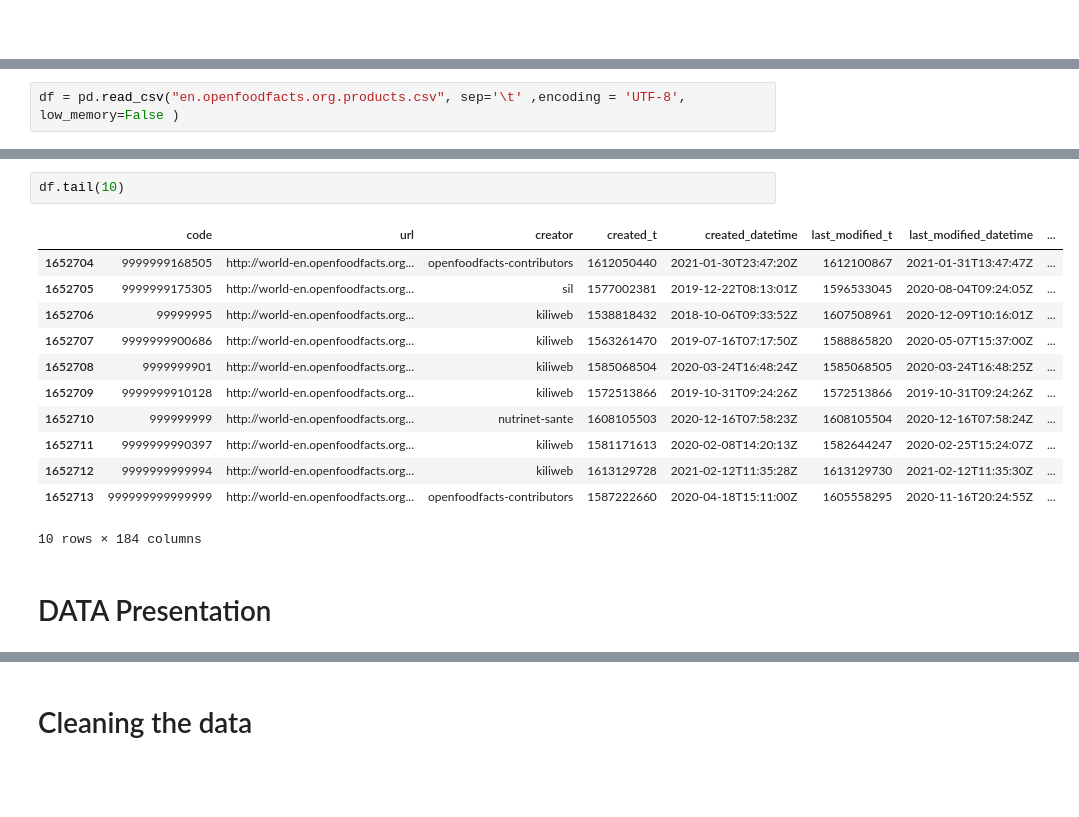
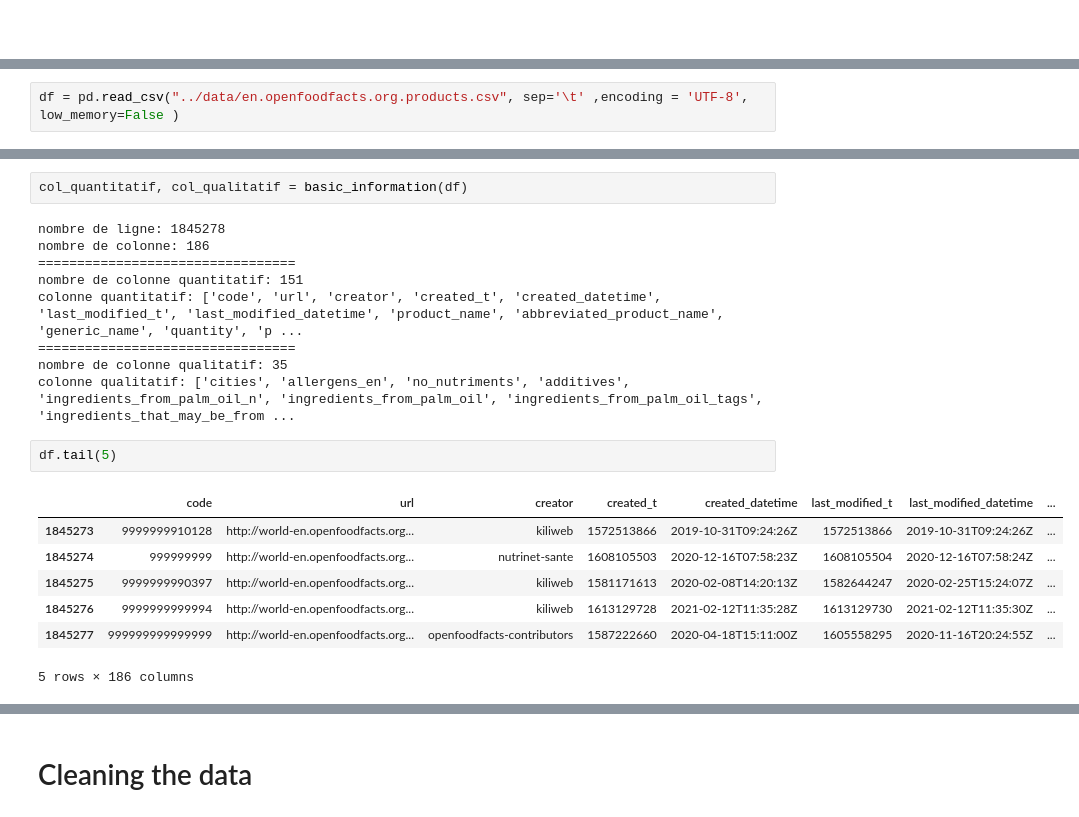
Before and after one commit to HubHetic/Open-Food-Fact, a Jupyter notebook: notebook/cleaning_exploration_data.ipynb, the cells around one changed output, grey strips where cells are left out. Saved outputs shown, nothing was run; the diff lists cells and outputs as text; blank space fills up the shorter version.

```diff
--- a/notebook/cleaning_exploration_data.ipynb
+++ b/notebook/cleaning_exploration_data.ipynb
@@ -9,2 +21,2 @@ import matplotlib.pyplot as plt
 # %%
-df = pd.read_csv("en.openfoodfacts.org.products.csv", sep='\t' ,encoding = 'UTF-8', low_memory=False )
+df = pd.read_csv("../data/en.openfoodfacts.org.products.csv", sep='\t' ,encoding = 'UTF-8', low_memory=False )
@@ -15,17 +26,21 @@ df.shape
+# %%
+col_quantitatif, col_qualitatif = basic_information(df)
+# %% [output]
+nombre de ligne: 1845278
+nombre de colonne: 186
+=================================
+nombre de colonne quantitatif: 151
+colonne quantitatif: ['code', 'url', 'creator', 'created_t', 'created_datetime', 'last_modified_t', 'last_modified_datetime', 'product_name', 'abbreviated_product_name', 'generic_name', 'quantity', 'p ...
+=================================
+nombre de colonne qualitatif: 35
+colonne qualitatif: ['cities', 'allergens_en', 'no_nutriments', 'additives', 'ingredients_from_palm_oil_n', 'ingredients_from_palm_oil', 'ingredients_from_palm_oil_tags', 'ingredients_that_may_be_from ...
 # %%
-df.tail(10)
+df.tail(5)
 # %% [output]
 |  | code | url | creator | created_t | created_datetime | last_modified_t | last_modified_datetime | ... |
-| 1652704 | 9999999168505 | http://world-en.openfoodfacts.org... | openfoodfacts-contributors | 1612050440 | 2021-01-30T23:47:20Z | 1612100867 | 2021-01-31T13:47:47Z | ... |
-| 1652705 | 9999999175305 | http://world-en.openfoodfacts.org... | sil | 1577002381 | 2019-12-22T08:13:01Z | 1596533045 | 2020-08-04T09:24:05Z | ... |
-| 1652706 | 99999995 | http://world-en.openfoodfacts.org... | kiliweb | 1538818432 | 2018-10-06T09:33:52Z | 1607508961 | 2020-12-09T10:16:01Z | ... |
-| 1652707 | 9999999900686 | http://world-en.openfoodfacts.org... | kiliweb | 1563261470 | 2019-07-16T07:17:50Z | 1588865820 | 2020-05-07T15:37:00Z | ... |
-| 1652708 | 9999999901 | http://world-en.openfoodfacts.org... | kiliweb | 1585068504 | 2020-03-24T16:48:24Z | 1585068505 | 2020-03-24T16:48:25Z | ... |
-| 1652709 | 9999999910128 | http://world-en.openfoodfacts.org... | kiliweb | 1572513866 | 2019-10-31T09:24:26Z | 1572513866 | 2019-10-31T09:24:26Z | ... |
-| 1652710 | 999999999 | http://world-en.openfoodfacts.org... | nutrinet-sante | 1608105503 | 2020-12-16T07:58:23Z | 1608105504 | 2020-12-16T07:58:24Z | ... |
-| 1652711 | 9999999990397 | http://world-en.openfoodfacts.org... | kiliweb | 1581171613 | 2020-02-08T14:20:13Z | 1582644247 | 2020-02-25T15:24:07Z | ... |
-| 1652712 | 9999999999994 | http://world-en.openfoodfacts.org... | kiliweb | 1613129728 | 2021-02-12T11:35:28Z | 1613129730 | 2021-02-12T11:35:30Z | ... |
-| 1652713 | 999999999999999 | http://world-en.openfoodfacts.org... | openfoodfacts-contributors | 1587222660 | 2020-04-18T15:11:00Z | 1605558295 | 2020-11-16T20:24:55Z | ... |
+| 1845273 | 9999999910128 | http://world-en.openfoodfacts.org... | kiliweb | 1572513866 | 2019-10-31T09:24:26Z | 1572513866 | 2019-10-31T09:24:26Z | ... |
+| 1845274 | 999999999 | http://world-en.openfoodfacts.org... | nutrinet-sante | 1608105503 | 2020-12-16T07:58:23Z | 1608105504 | 2020-12-16T07:58:24Z | ... |
+| 1845275 | 9999999990397 | http://world-en.openfoodfacts.org... | kiliweb | 1581171613 | 2020-02-08T14:20:13Z | 1582644247 | 2020-02-25T15:24:07Z | ... |
+| 1845276 | 9999999999994 | http://world-en.openfoodfacts.org... | kiliweb | 1613129728 | 2021-02-12T11:35:28Z | 1613129730 | 2021-02-12T11:35:30Z | ... |
+| 1845277 | 999999999999999 | http://world-en.openfoodfacts.org... | openfoodfacts-contributors | 1587222660 | 2020-04-18T15:11:00Z | 1605558295 | 2020-11-16T20:24:55Z | ... |
-10 rows × 184 columns
+5 rows × 186 columns
-# %% [markdown]
-# DATA Presentation
```
Also changed, not shown: parts of 67 cells of this notebook, 3 other files.
